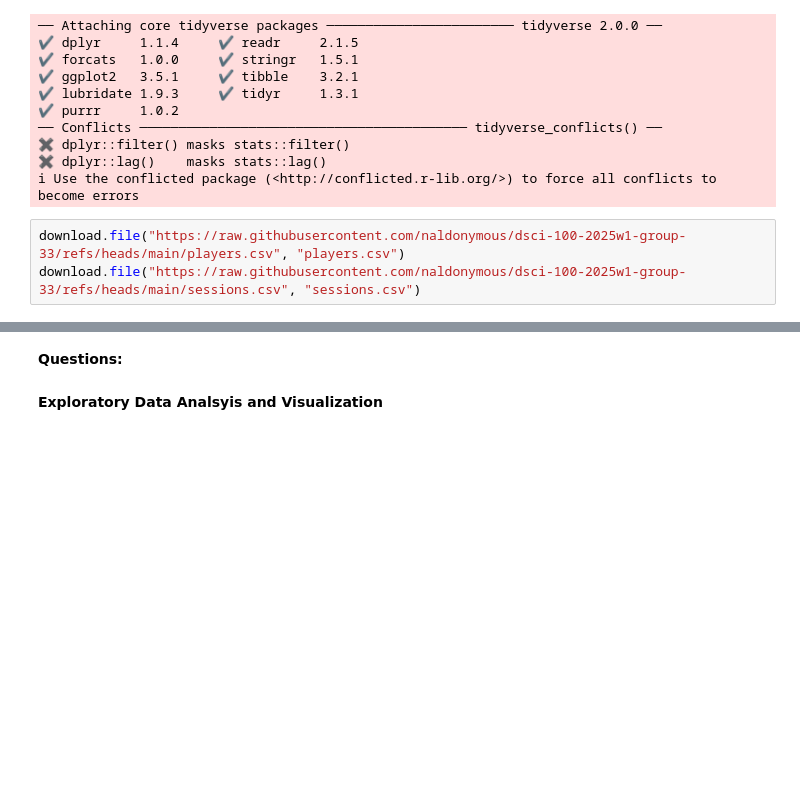
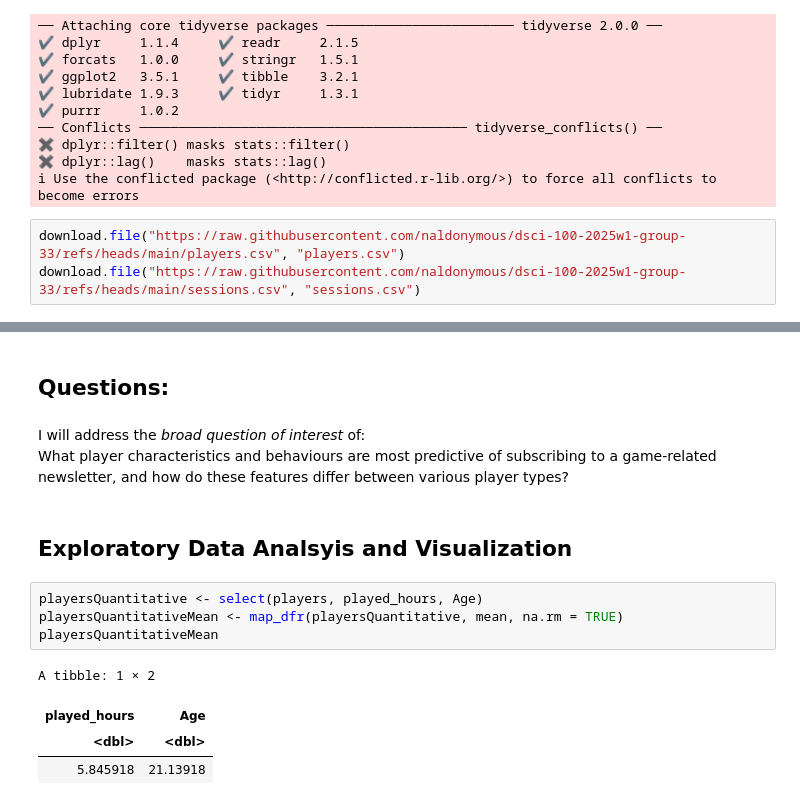
Before and after one commit to naldonymous/dsci-100-2025w1-group-33, a Jupyter notebook: project_009_33_individual.ipynb, the cells around one changed output, grey strips where cells are left out. Saved outputs shown, nothing was run; the diff lists cells and outputs as text; blank space fills up the shorter version.

Commit message:
Add drafts to questions, progess in data description

```diff
--- a/project_009_33_individual.ipynb
+++ b/project_009_33_individual.ipynb
@@ -61,4 +142,16 @@ A tibble: 6 × 5
 # %% [markdown]
-**Questions:**
+## Questions:
+# %% [markdown]
+I will address the *broad question of interest* of:
+What player characteristics and behaviours are most predictive of subscribing to a game-related newsletter, and how do these features differ between various player types?
 # %% [markdown]
-**Exploratory Data Analsyis and Visualization**
+## Exploratory Data Analsyis and Visualization
+# %%
+playersQuantitative <- select(players, played_hours, Age)
+playersQuantitativeMean <- map_dfr(playersQuantitative, mean, na.rm = TRUE)
+playersQuantitativeMean
+# %% [output]
+A tibble: 1 × 2
+| played_hours | Age |
+| <dbl> | <dbl> |
+| 5.845918 | 21.13918 |
```
Also changed, not shown: parts of 15 cells of this notebook.
